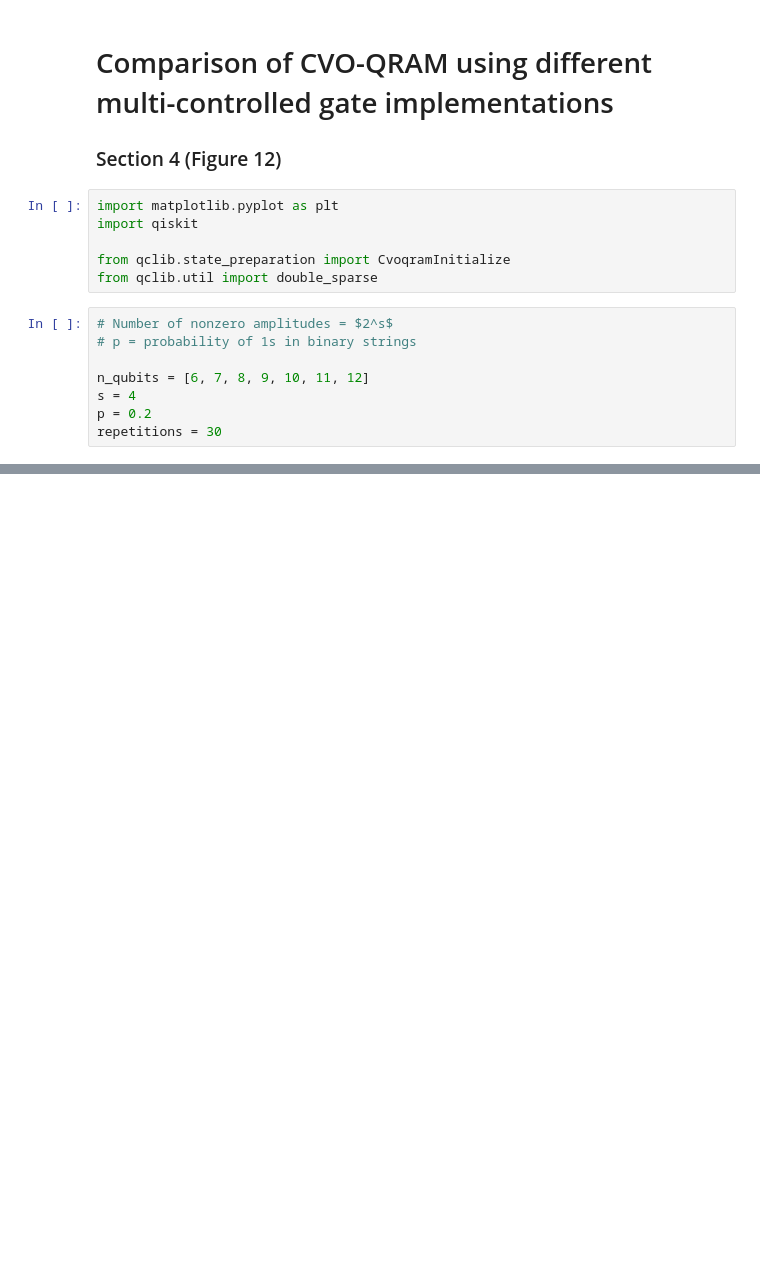
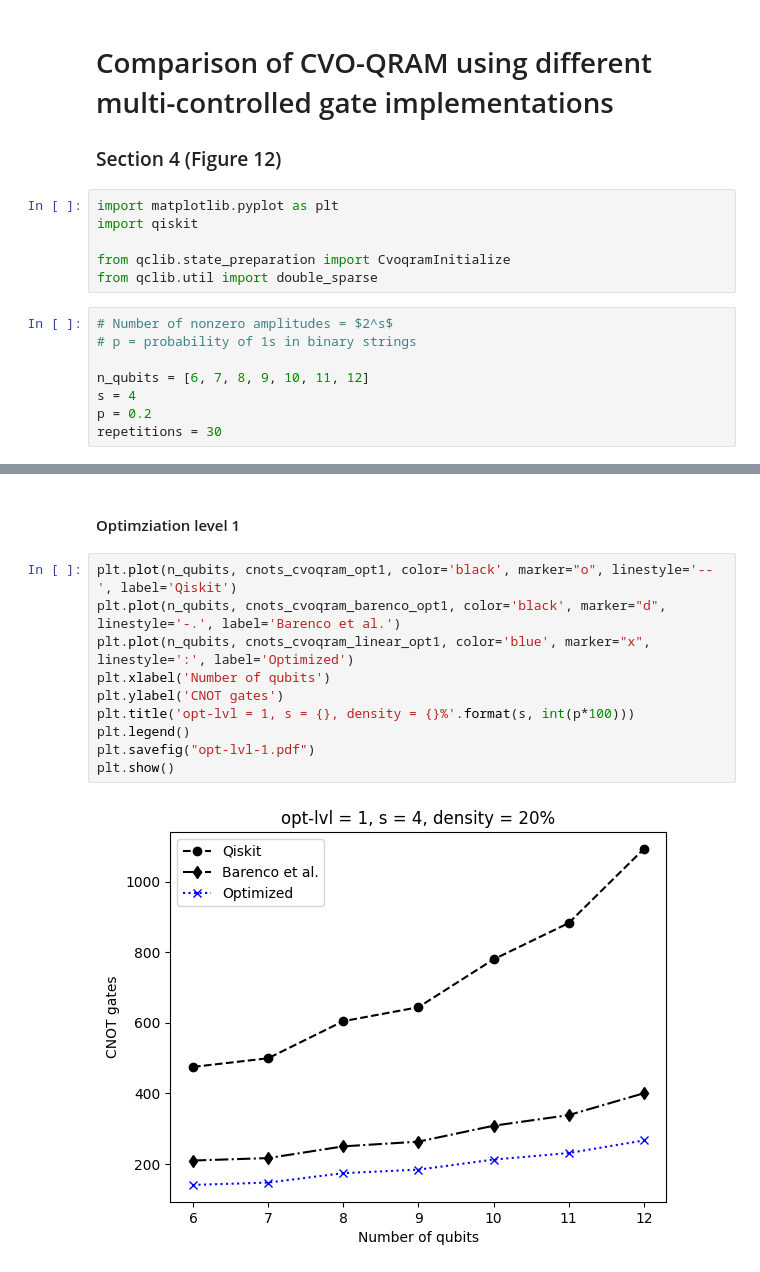
Before and after one commit to qclib/qclib-papers, a Jupyter notebook: mcsu2/cvo_comparison.ipynb, the cells around one changed output, grey strips where cells are left out. Saved outputs shown, nothing was run; the diff lists cells and outputs as text; blank space fills up the shorter version.

```diff
--- a/mcsu2/cvo_comparison.ipynb
+++ b/mcsu2/cvo_comparison.ipynb
@@ -56,0 +78,14 @@ plt.show()
+# %% [markdown]
+#### Optimziation level 1
+# %%
+plt.plot(n_qubits, cnots_cvoqram_opt1, color='black', marker="o", linestyle='--', label='Qiskit')
+plt.plot(n_qubits, cnots_cvoqram_barenco_opt1, color='black', marker="d", linestyle='-.', label='Barenco et al.')
+plt.plot(n_qubits, cnots_cvoqram_linear_opt1, color='blue', marker="x", linestyle=':', label='Optimized')
+plt.xlabel('Number of qubits')
+plt.ylabel('CNOT gates')
+plt.title('opt-lvl = 1, s = {}, density = {}%'.format(s, int(p*100)))
+plt.legend()
+plt.savefig("opt-lvl-1.pdf")
+plt.show()
+# %% [output]
+[figure, added]
```
Also changed, not shown: parts of 9 cells of this notebook.
